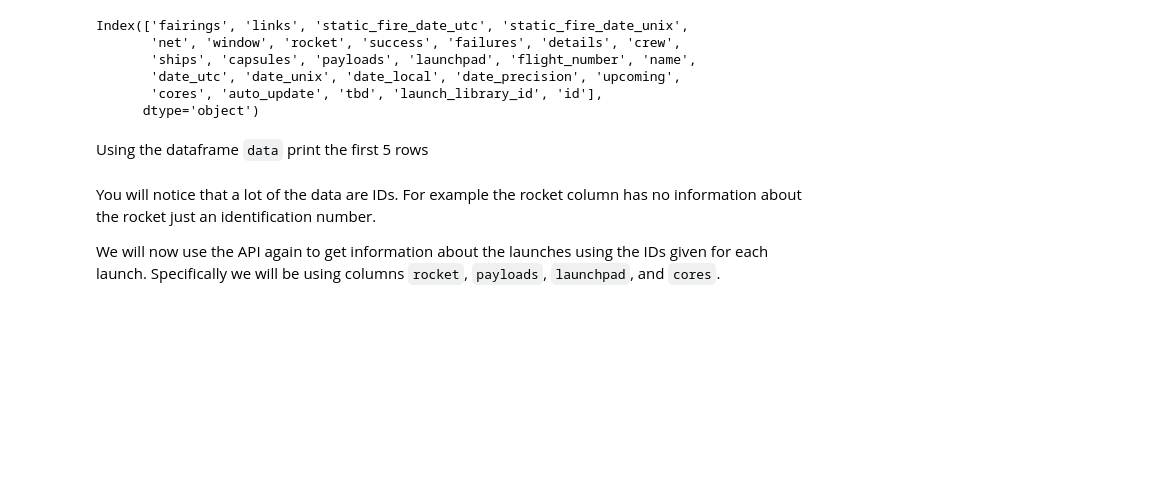
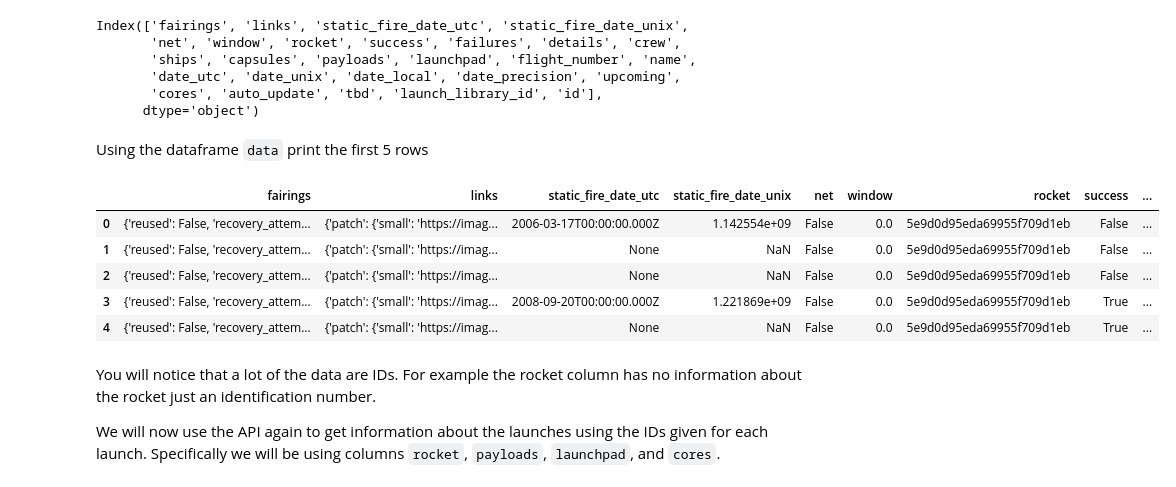
Before and after one commit to nicolasvarob/coursera_capstone_final, a Jupyter notebook: W1/jupyter-labs-spacex-data-collection-api.ipynb, the cells around one changed output. Drawn from its saved outputs; the diff is of its cells as text; code cells hidden in the pictures; blank space fills up the shorter version.

```diff
--- a/W1/jupyter-labs-spacex-data-collection-api.ipynb
+++ b/W1/jupyter-labs-spacex-data-collection-api.ipynb
@@ -137,6 +137,14 @@ Index(['fairings', 'links', 'static_fire_date_utc', 'static_fire_date_unix',
 Using the dataframe <code>data</code> print the first 5 rows
 # %%
 # Get the head of the dataframe
+data.head()
+# %% [output]
+|  | fairings | links | static_fire_date_utc | static_fire_date_unix | net | window | rocket | success | ... |
+| 0 | {'reused': False, 'recovery_attem... | {'patch': {'small': 'https://imag... | 2006-03-17T00:00:00.000Z | 1.142554e+09 | False | 0.0 | 5e9d0d95eda69955f709d1eb | False | ... |
+| 1 | {'reused': False, 'recovery_attem... | {'patch': {'small': 'https://imag... | None | NaN | False | 0.0 | 5e9d0d95eda69955f709d1eb | False | ... |
+| 2 | {'reused': False, 'recovery_attem... | {'patch': {'small': 'https://imag... | None | NaN | False | 0.0 | 5e9d0d95eda69955f709d1eb | False | ... |
+| 3 | {'reused': False, 'recovery_attem... | {'patch': {'small': 'https://imag... | 2008-09-20T00:00:00.000Z | 1.221869e+09 | False | 0.0 | 5e9d0d95eda69955f709d1eb | True | ... |
+| 4 | {'reused': False, 'recovery_attem... | {'patch': {'small': 'https://imag... | None | NaN | False | 0.0 | 5e9d0d95eda69955f709d1eb | True | ... |
 # %% [markdown]
 You will notice that a lot of the data are IDs. For example the rocket column has no information about the rocket just an identification number.
 
```
Also changed, not shown: parts of 6 cells of this notebook.
